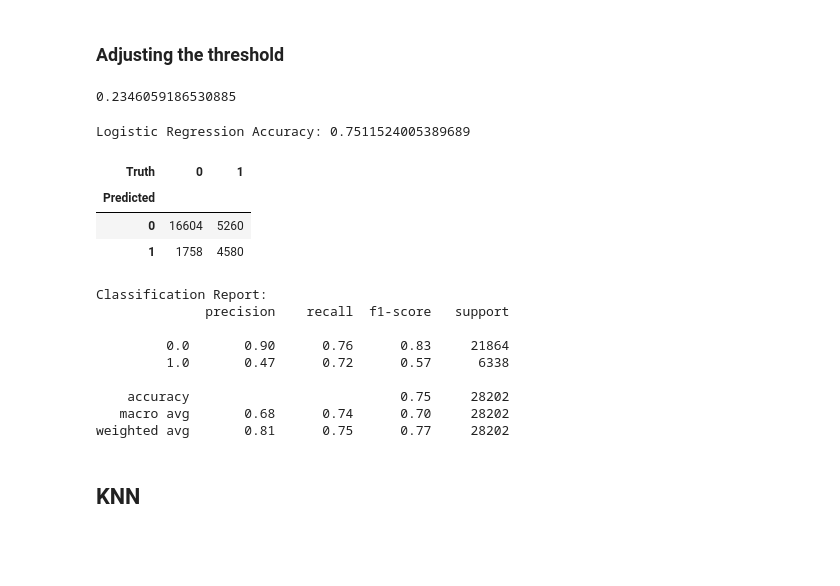
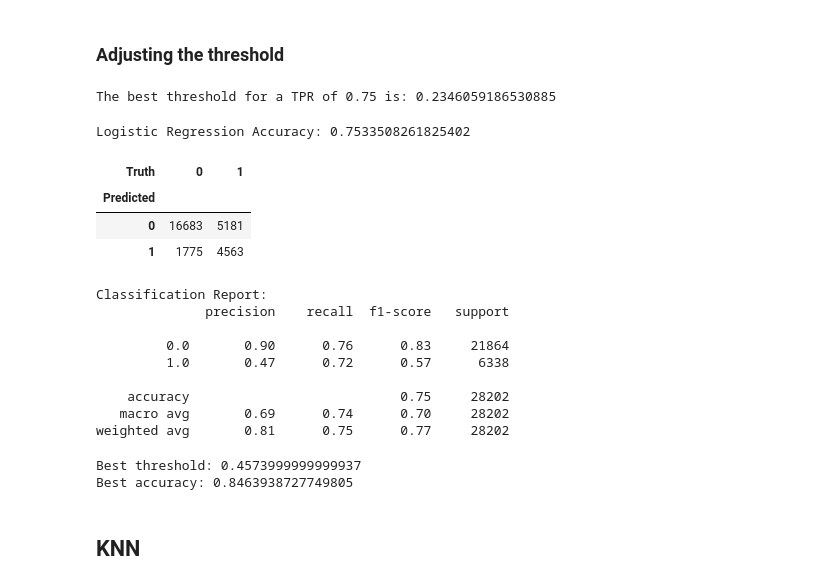
Before and after one commit to karzuan/classification_weather_australia, a Jupyter notebook: 3. modeling.ipynb, the cells around one changed output. Cells and saved outputs as stored; diff of their text form; code cells hidden in the pictures; blank space fills up the shorter version.

```diff
--- a/3. modeling.ipynb
+++ b/3. modeling.ipynb
@@ -363,29 +367,37 @@ TODO!!!!!
-# %%
-desired_tpr = 0.75  # desired true positive rate
-idx = (np.abs(tprs_logreg - desired_tpr)).argmin()
-my_threshold = thresholds_logreg[idx]
-my_threshold
-# %% [output]
-0.2346059186530885
+# %%
+# Find the threshold corresponding to a true positive rate (TPR) of 0.75
+# calculating fprs, tprs, and thresholds from the roc_curve function:
+fprs_logreg, tprs_logreg, thresholds_logreg = roc_curve(y_test, y_pred_proba_logreg)
+# fprs, tprs, thresholds = roc_curve(y_test, y_pred_proba_logreg)
+
+# Find the index where TPR is closest to 0.75
+idx = np.argmin(np.abs(tprs_logreg - 0.75))
+
+# Get the corresponding threshold
+my_threshold = thresholds_logreg[idx]
+
+print(f"The best threshold for a TPR of 0.75 is: {my_threshold}")
+# %% [output]
+The best threshold for a TPR of 0.75 is: 0.2346059186530885
 # %%
-my_threshold = 0.23
+my_threshold = 0.24
 # %%
-y_pred_adjusted = (y_pred_proba >= my_threshold).astype(int)
+y_pred_logreg_adjusted = (y_pred_proba >= my_threshold).astype(int)
 # %%
-accuracy_logreg_1 = accuracy_score(y_test, y_pred_adjusted)
+accuracy_logreg_1 = accuracy_score(y_test, y_pred_logreg_adjusted)
 print(f"Logistic Regression Accuracy: {accuracy_logreg_1}")
 # %% [output]
-Logistic Regression Accuracy: 0.7511524005389689
+Logistic Regression Accuracy: 0.7533508261825402
 # %%
-confusion_table(y_test, y_pred_adjusted)
+confusion_table(y_test, y_pred_logreg_adjusted)
 # %% [output]
 | Truth | 0 | 1 |
 | Predicted |  |  |
-| 0 | 16604 | 5260 |
-| 1 | 1758 | 4580 |
+| 0 | 16683 | 5181 |
+| 1 | 1775 | 4563 |
 # %%
 # Classification Report
-class_report_logreg = classification_report(y_test, y_pred_adjusted)
+class_report_logreg = classification_report(y_test, y_pred_logreg_adjusted)
 print("Classification Report:")
 print(class_report_logreg)
 # %% [output]
@@ -396,8 +408,24 @@ Classification Report:
          1.0       0.47      0.72      0.57      6338
 
     accuracy                           0.75     28202
-   macro avg       0.68      0.74      0.70     28202
+   macro avg       0.69      0.74      0.70     28202
 weighted avg       0.81      0.75      0.77     28202
+# %%
+# Iterate through a range of thresholds
+new_treshold = 0.5
+accrcy = 0.84533
+for threshold in np.arange(0.4, 0.6, 0.0001):
+  y_pred_logreg_1 = (y_pred_proba_logreg >= threshold).astype(int)
+  my_accuracy_logreg = accuracy_score(y_test, y_pred_logreg_1)
+  if my_accuracy_logreg > accrcy:
+    accrcy = my_accuracy_logreg
+    new_treshold = threshold
+  #print(f"Threshold: {threshold:.3f}, Accuracy: {my_accuracy_logreg}")
+print(f"Best threshold: {new_treshold}")
+print(f"Best accuracy: {accrcy}")
+# %% [output]
+Best threshold: 0.4573999999999937
+Best accuracy: 0.8463938727749805
 # %% [markdown]
 ## KNN
 # %%
```
Also changed, not shown: parts of 66 cells of this notebook, 2 other files.
